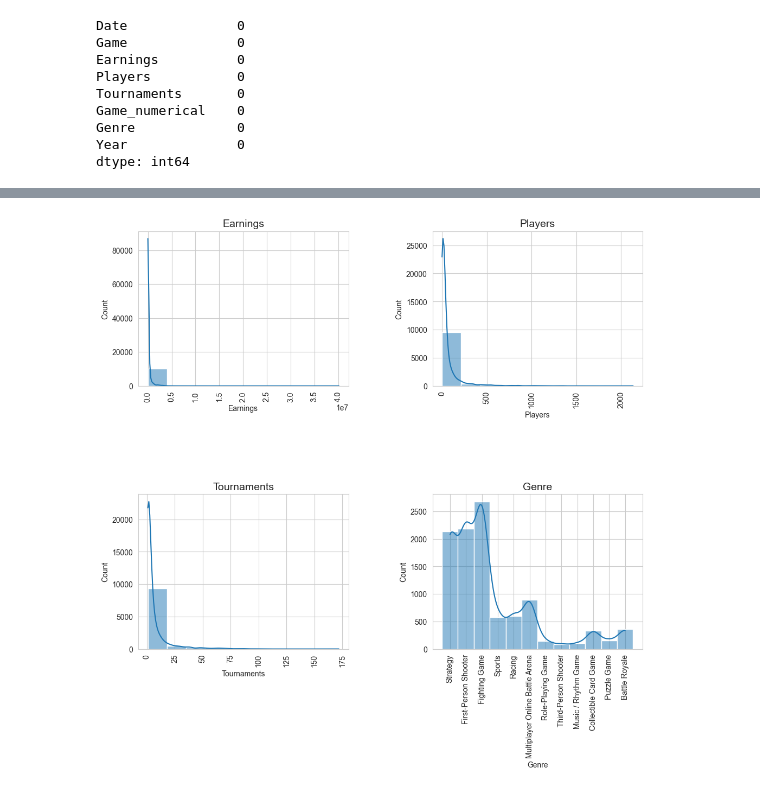
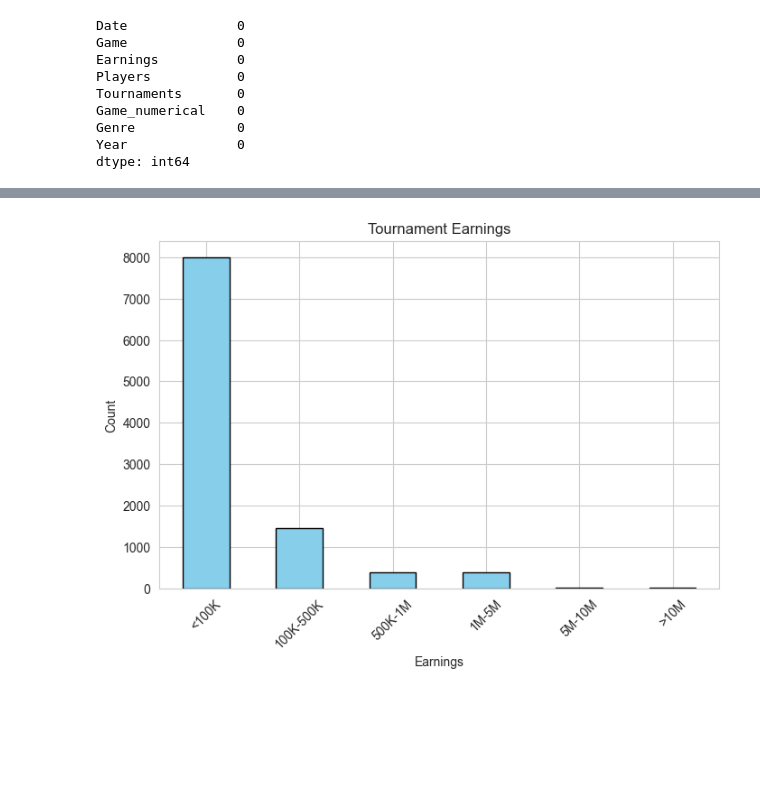
Before and after one commit to AndreasL85/pyprojektarbete, a Jupyter notebook: esports.ipynb, the cells around one changed output, grey strips where cells are left out. Drawn from its saved outputs; the diff is of its cells as text; code cells hidden in the pictures; blank space fills up the shorter version.

```diff
--- a/esports.ipynb
+++ b/esports.ipynb
@@ -158,12 +132,22 @@ plt.xticks(rotation=90)
 [figure]
-# %%
-fig, axes = plt.subplots(2, 2, figsize=(12, 10))
-fig.subplots_adjust(hspace=0.7, wspace=0.4)
-
-columns_to_plot = [ "Earnings", "Players", "Tournaments", "Genre"]
-for ax, col in zip(axes.flat, columns_to_plot):
-    sns.histplot(data[col], bins=10, kde=True, ax=ax)
-    ax.set_title(col, fontsize=14)
-    ax.tick_params(axis="x", labelrotation=90, labelsize=10)
-# %% [output]
-[figure, removed]
+# %%
+
+earnings_bins = [0, 100000, 500000, 1000000, 5000000, 10000000, 50000000]
+earnings_labels = ["<100K", "100K-500K", "500K-1M", "1M-5M", "5M-10M", ">10M"]
+
+# Segment earnings into defined bins
+data["Earnings_Segment"] = pd.cut(data["Earnings"], bins=earnings_bins, labels=earnings_labels, include_lowest=True)
+
+# Count occurrences in each segment
+earnings_segment_counts = data["Earnings_Segment"].value_counts().sort_index()
+
+# Plot segmented earnings distribution
+fig, ax = plt.subplots(figsize=(8, 5))
+earnings_segment_counts.plot(kind="bar", color="skyblue", edgecolor="black", ax=ax)
+ax.set_title("Tournament Earnings")
+ax.set_xlabel("Earnings")
+ax.set_ylabel("Count")
+plt.xticks(rotation=45)
+plt.show()
+# %% [output]
+[figure, added]
```
Also changed, not shown: parts of 15 cells of this notebook.
